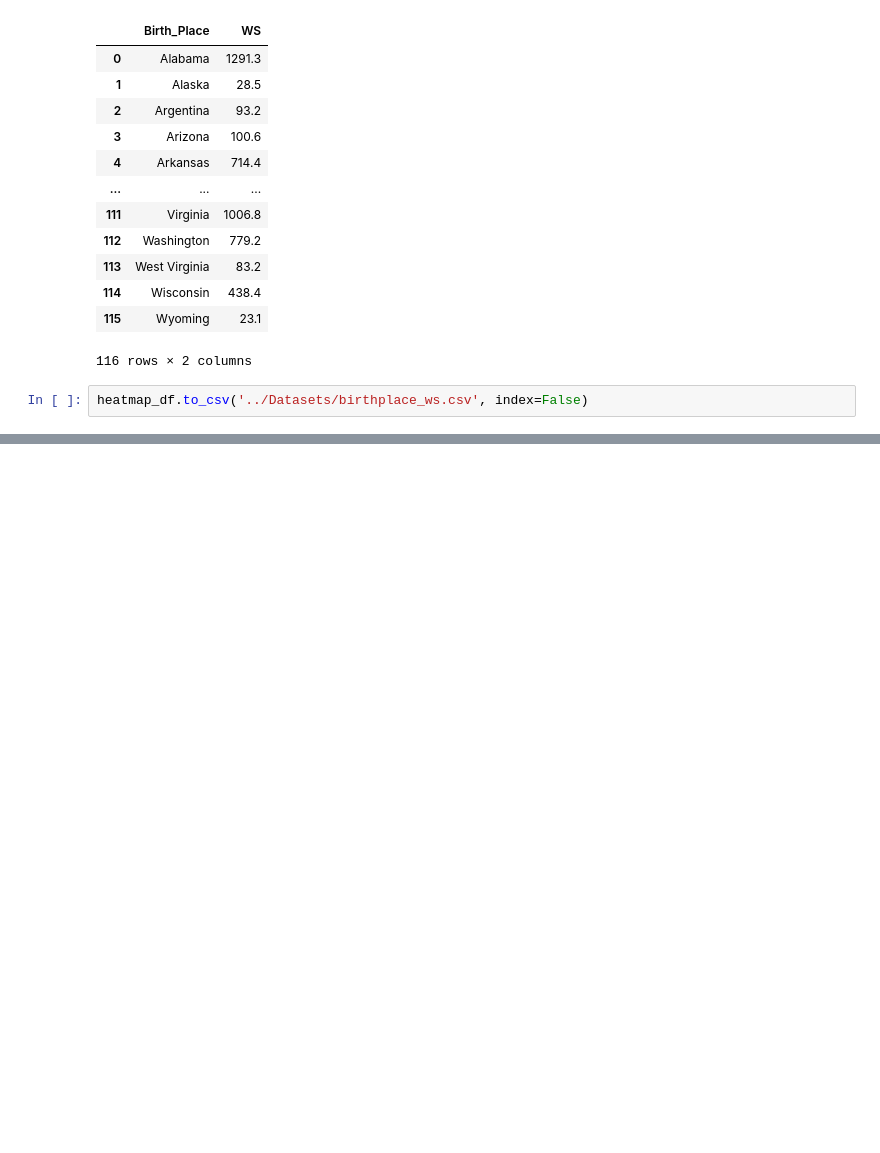
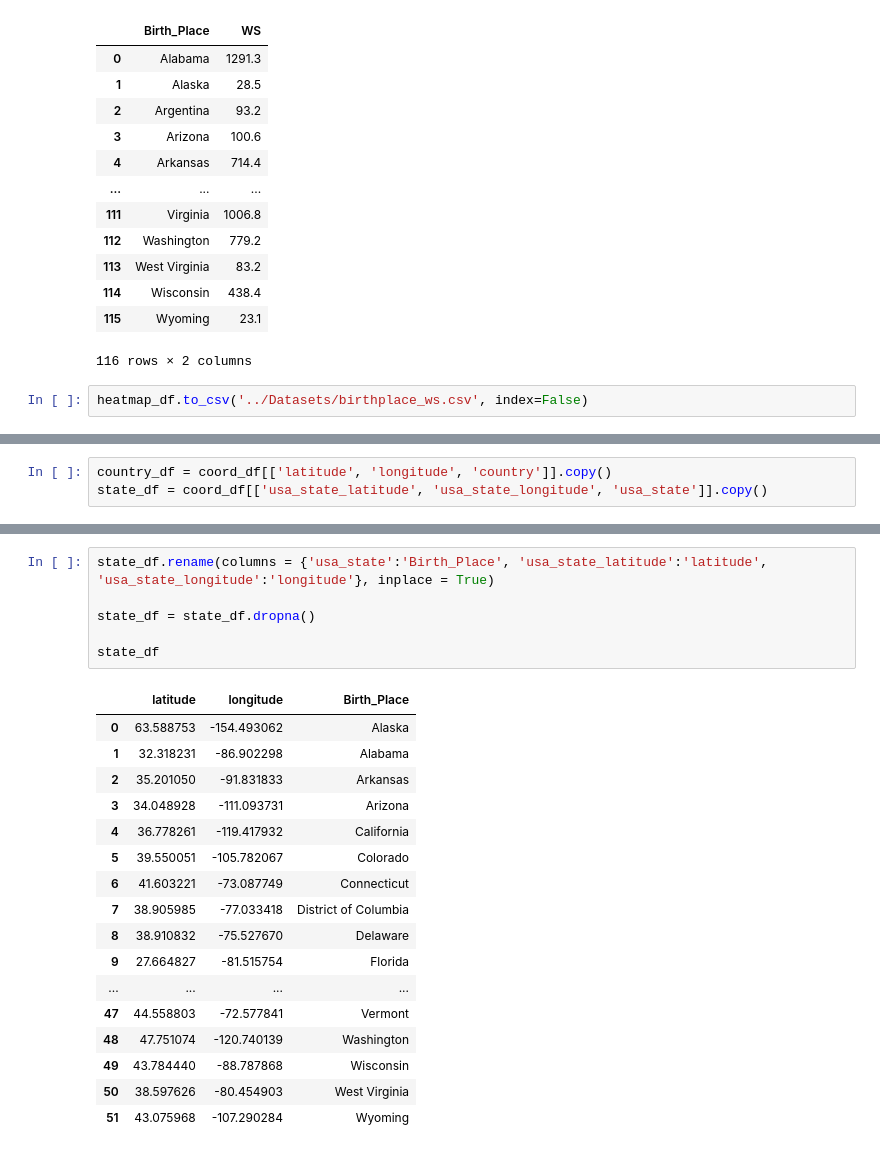
Before and after one commit to hedeencharles/NBA_Analytics, a Jupyter notebook: Code/Heatmap DB.ipynb, the cells around one changed output, grey strips where cells are left out. Saved outputs shown, nothing was run; the diff lists cells and outputs as text; blank space fills up the shorter version.

```diff
--- a/Code/Heatmap DB.ipynb
+++ b/Code/Heatmap DB.ipynb
@@ -96,0 +118,3 @@ heatmap_df.to_csv('../Datasets/birthplace_ws.csv', index=False)
+# %%
+country_df = coord_df[['latitude', 'longitude', 'country']].copy()
+state_df = coord_df[['usa_state_latitude', 'usa_state_longitude', 'usa_state']].copy()
@@ -96,0 +141,24 @@ heatmap_df.to_csv('../Datasets/birthplace_ws.csv', index=False)
+# %%
+state_df.rename(columns = {'usa_state':'Birth_Place', 'usa_state_latitude':'latitude', 'usa_state_longitude':'longitude'}, inplace = True)
+
+state_df = state_df.dropna()
+
+state_df
+# %% [output]
+|  | latitude | longitude | Birth_Place |
+| 0 | 63.588753 | -154.493062 | Alaska |
+| 1 | 32.318231 | -86.902298 | Alabama |
+| 2 | 35.201050 | -91.831833 | Arkansas |
+| 3 | 34.048928 | -111.093731 | Arizona |
+| 4 | 36.778261 | -119.417932 | California |
+| 5 | 39.550051 | -105.782067 | Colorado |
+| 6 | 41.603221 | -73.087749 | Connecticut |
+| 7 | 38.905985 | -77.033418 | District of Columbia |
+| 8 | 38.910832 | -75.527670 | Delaware |
+| 9 | 27.664827 | -81.515754 | Florida |
+| ... | ... | ... | ... |
+| 47 | 44.558803 | -72.577841 | Vermont |
+| 48 | 47.751074 | -120.740139 | Washington |
+| 49 | 43.784440 | -88.787868 | Wisconsin |
+| 50 | 38.597626 | -80.454903 | West Virginia |
+| 51 | 43.075968 | -107.290284 | Wyoming |
```
Also changed, not shown: parts of 7 cells of this notebook, 2 other files.
